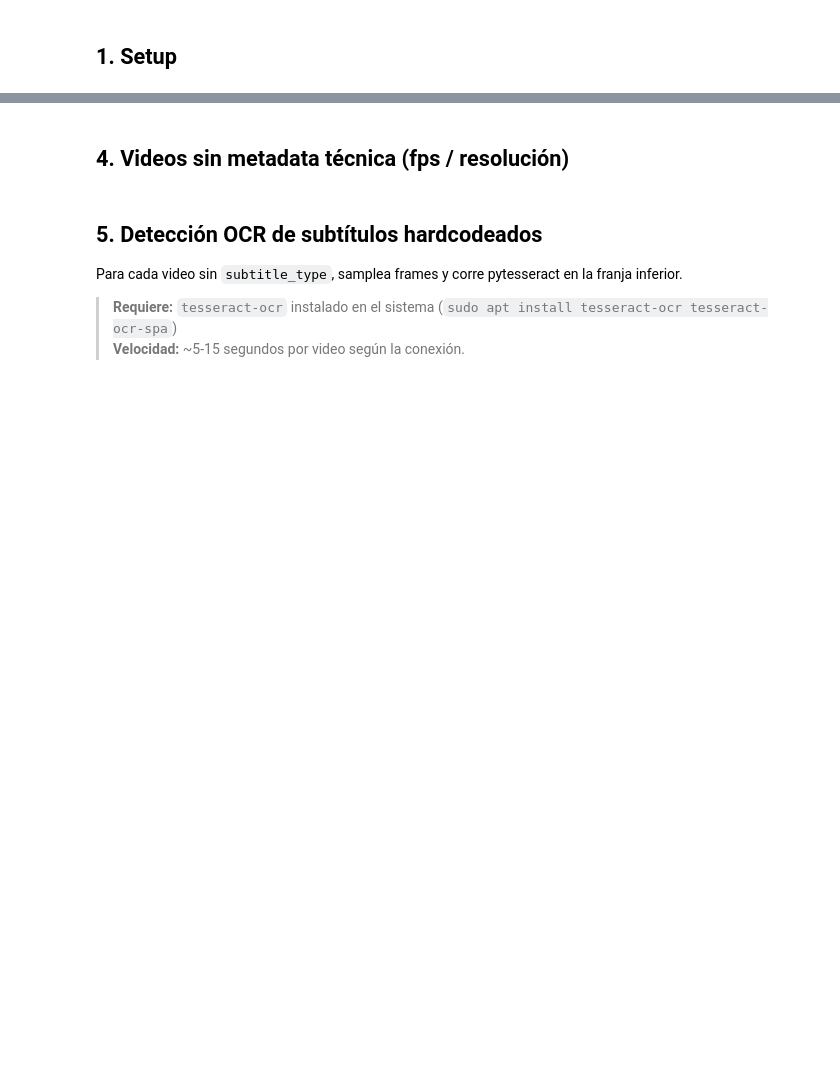
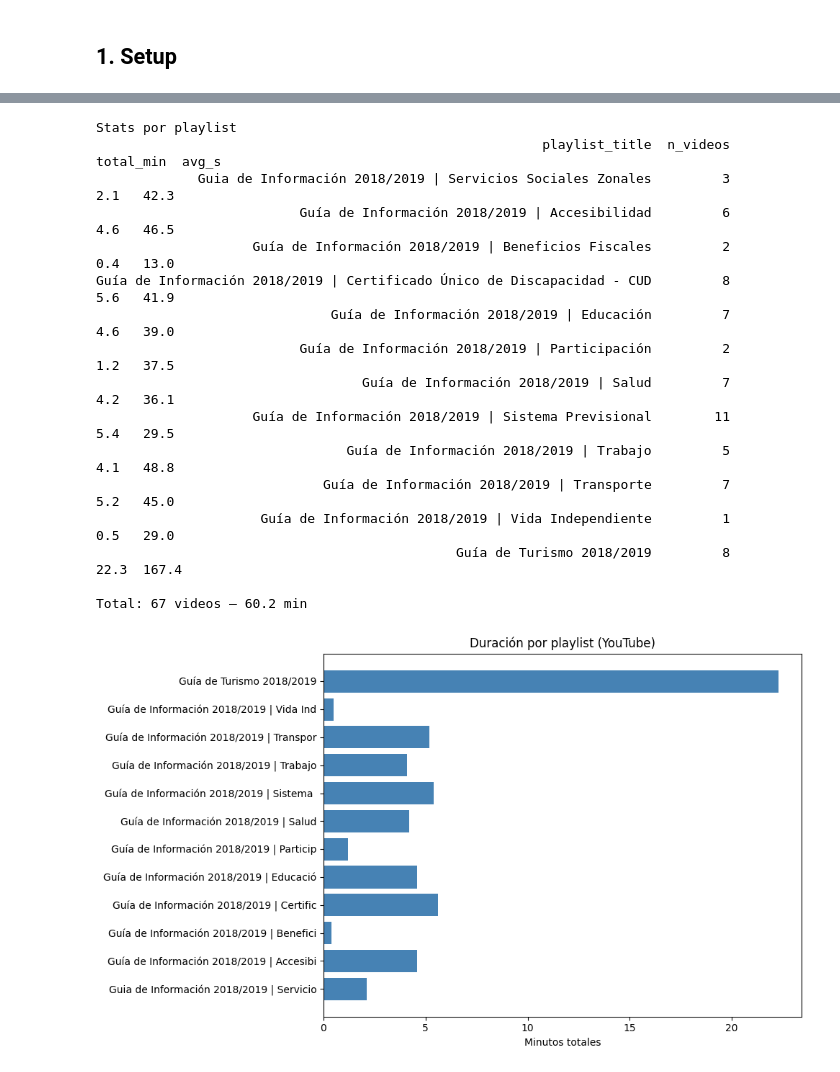
Before and after one commit to dipaolme/lsa-dataset-toolkit, a Jupyter notebook: notebooks/explore_channel.ipynb, the cells around one changed output, grey strips where cells are left out. Saved outputs shown, nothing was run; the diff lists cells and outputs as text; code cells hidden in the pictures; blank space fills up the shorter version.

```diff
--- a/notebooks/explore_channel.ipynb
+++ b/notebooks/explore_channel.ipynb
@@ -13,6 +10,8 @@ Exploración del canal de YouTube del GCBA — Phase 1 de Avatar AI.
 ## 1. Setup
 # %%
 import sys
+import re
+import unicodedata
 import json
 import pandas as pd
 import matplotlib.pyplot as plt
@@ -20,9 +19,15 @@ from pathlib import Path
 
 sys.path.insert(0, '../scripts')
 from fetch_channel_catalog import load_config, build_catalog, save_catalog, load_catalog
-from detect_hardcoded_subs import detect_hardcoded_subs
+from analyze_raw import scan_folder
+import yaml
 
-config = load_config('../config.yaml')
+with open('../config.yaml') as f:
+    config = yaml.safe_load(f)
+
+RAW_DIR = Path(config['paths']['videos'])
+
 print('Config loaded')
-print(f"  catalog path: {config['catalog']['path']}")
-print(f"  channel url:  {config['channel']['url'] or '(not set)'}")
+print(f'  catalog path: {config["catalog"]["path"]}')
+print(f'  videos:       {RAW_DIR}')
+print(f'  existe:       {RAW_DIR.exists()}')
@@ -67,18 +136,39 @@ df.head()
 # %%
-def _modal(series):
-    m = series.dropna().mode()
+def _modal(s):
+    m = s.dropna().mode()
     return m.iloc[0] if len(m) else None
 
 stats = df.groupby('playlist_title').agg(
-    n_videos=('video_id', 'count'),
-    total_min=('duration_sec', lambda x: round(x.sum() / 60, 1)),
-    avg_min=('duration_sec', lambda x: round(x.mean() / 60, 1)),
-    fps=('fps', _modal),
-    resolution=('height', lambda x: f"{_modal(x)}p" if _modal(x) else 'n/a'),
-    has_sub=('has_auto_subs', 'sum'),
+    n_videos   = ('video_id',    'count'),
+    total_min  = ('duration_sec', lambda x: round(x.sum() / 60, 1)),
+    avg_s      = ('duration_sec', lambda x: round(x.mean(), 1)),
 ).reset_index()
 
-print('=== Stats por playlist ===')
-stats
+print('Stats por playlist')
+print(stats.to_string(index=False))
+print(f'\nTotal: {stats.n_videos.sum()} videos — {stats.total_min.sum():.1f} min')
+
+fig, ax = plt.subplots(figsize=(10, max(3, len(stats)*0.5)))
+ax.barh(stats.playlist_title.str[:40], stats.total_min, color='steelblue')
+ax.set_xlabel('Minutos totales')
+ax.set_title('Duración por playlist (YouTube)')
+plt.tight_layout()
+plt.show()
+# %% [output]
+Stats por playlist
+                                                         playlist_title  n_videos  total_min  avg_s
+             Guia de Información 2018/2019 | Servicios Sociales Zonales         3        2.1   42.3
+                          Guía de Información 2018/2019 | Accesibilidad         6        4.6   46.5
+                    Guía de Información 2018/2019 | Beneficios Fiscales         2        0.4   13.0
+Guía de Información 2018/2019 | Certificado Único de Discapacidad - CUD         8        5.6   41.9
+                              Guía de Información 2018/2019 | Educación         7        4.6   39.0
+                          Guía de Información 2018/2019 | Participación         2        1.2   37.5
+                                  Guía de Información 2018/2019 | Salud         7        4.2   36.1
+                    Guía de Información 2018/2019 | Sistema Previsional        11        5.4   29.5
+                                Guía de Información 2018/2019 | Trabajo         5        4.1   48.8
+                             Guía de Información 2018/2019 | Transporte         7        5.2   45.0
+                     Guía de Información 2018/2019 | Vida Independiente         1        0.5   29.0
+                                              Guía de Turismo 2018/2019         8       22.3  167.4
+
+Total: 67 videos — 60.2 min
+[figure, added]
-# %% [markdown]
-## 4. Videos sin metadata técnica (fps / resolución)
@@ -90,7 +174,0 @@ if len(missing):
-# %% [markdown]
-## 5. Detección OCR de subtítulos hardcodeados
-
-Para cada video sin `subtitle_type`, samplea frames y corre pytesseract en la franja inferior.
-
-> **Requiere:** `tesseract-ocr` instalado en el sistema (`sudo apt install tesseract-ocr tesseract-ocr-spa`)
-> **Velocidad:** ~5-15 segundos por video según la conexión.
```
Also changed, not shown: parts of 23 cells of this notebook, 10 other files.
